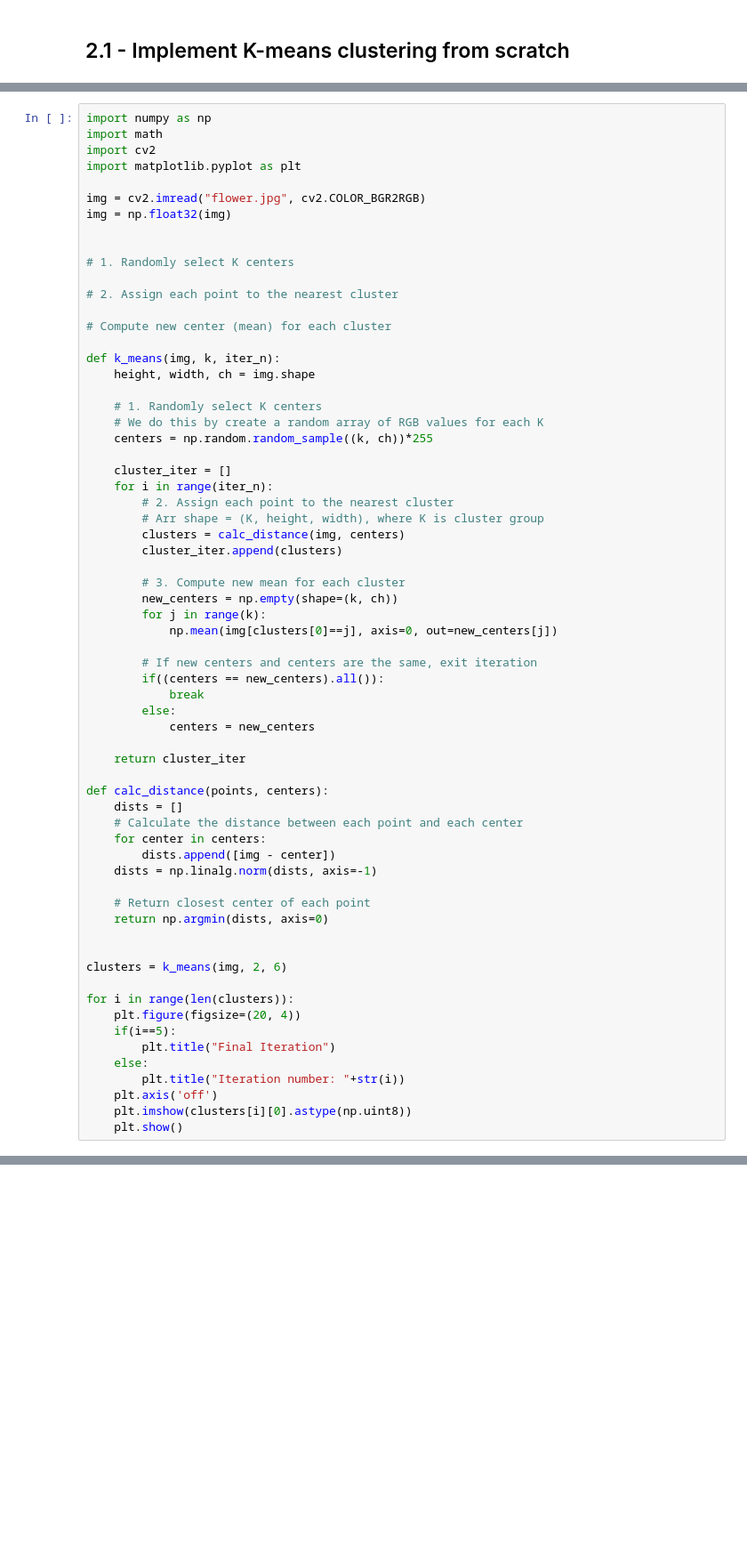
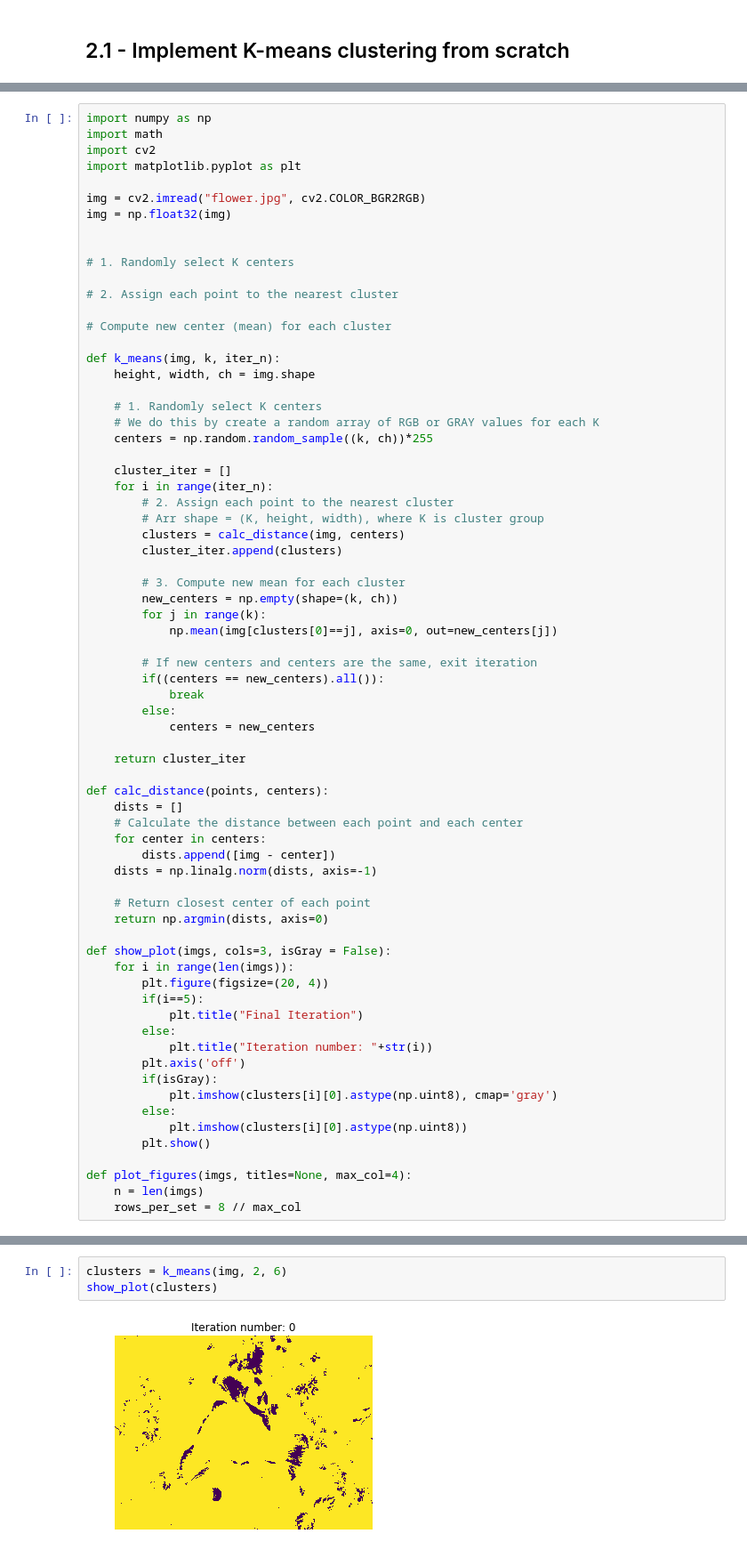
Before and after one commit to Patrick-Erath/OpenCV, a Jupyter notebook: Assignment3/Question2_A3.ipynb, the cells around one changed output, grey strips where cells are left out. Shown at 89% size. Cells and saved outputs as stored; diff of their text form; blank space fills up the shorter version.

```diff
--- a/Assignment3/Question2_A3.ipynb
+++ b/Assignment3/Question2_A3.ipynb
@@ -20,7 +22,7 @@ def k_means(img, k, iter_n):
     height, width, ch = img.shape
 
     # 1. Randomly select K centers
-    # We do this by create a random array of RGB values for each K
+    # We do this by create a random array of RGB or GRAY values for each K
     centers = np.random.random_sample((k, ch))*255
 
     cluster_iter = []
@@ -53,15 +55,20 @@ def calc_distance(points, centers):
     # Return closest center of each point
     return np.argmin(dists, axis=0)
 
+def show_plot(imgs, cols=3, isGray = False):
+    for i in range(len(imgs)):
+        plt.figure(figsize=(20, 4))
+        if(i==5):
+            plt.title("Final Iteration")
+        else:
+            plt.title("Iteration number: "+str(i))
+        plt.axis('off')
+        if(isGray):
+            plt.imshow(clusters[i][0].astype(np.uint8), cmap='gray')
+        else:
+            plt.imshow(clusters[i][0].astype(np.uint8))
+        plt.show()
 
-clusters = k_means(img, 2, 6)
-
-for i in range(len(clusters)):
-    plt.figure(figsize=(20, 4))
-    if(i==5):
-        plt.title("Final Iteration")
-    else:
-        plt.title("Iteration number: "+str(i))
-    plt.axis('off')
-    plt.imshow(clusters[i][0].astype(np.uint8))
-    plt.show()
+def plot_figures(imgs, titles=None, max_col=4):
+    n = len(imgs)
+    rows_per_set = 8 // max_col
@@ -76,0 +75,5 @@ for i in range(len(clusters)):
+# %%
+clusters = k_means(img, 2, 6)
+show_plot(clusters)
+# %% [output]
+[figure, added]
```
Also changed, not shown: parts of 8 cells of this notebook, 1 other file.
